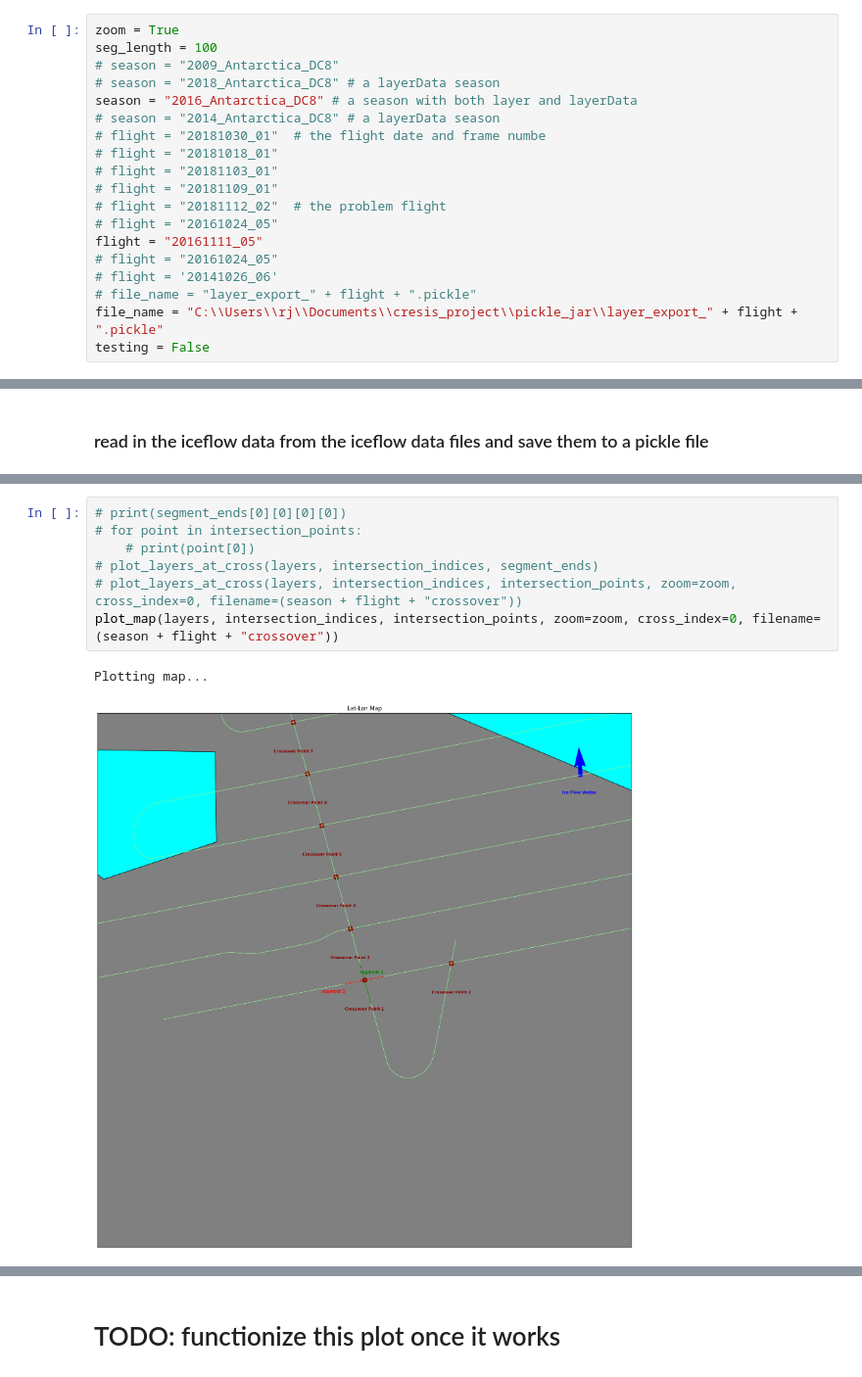
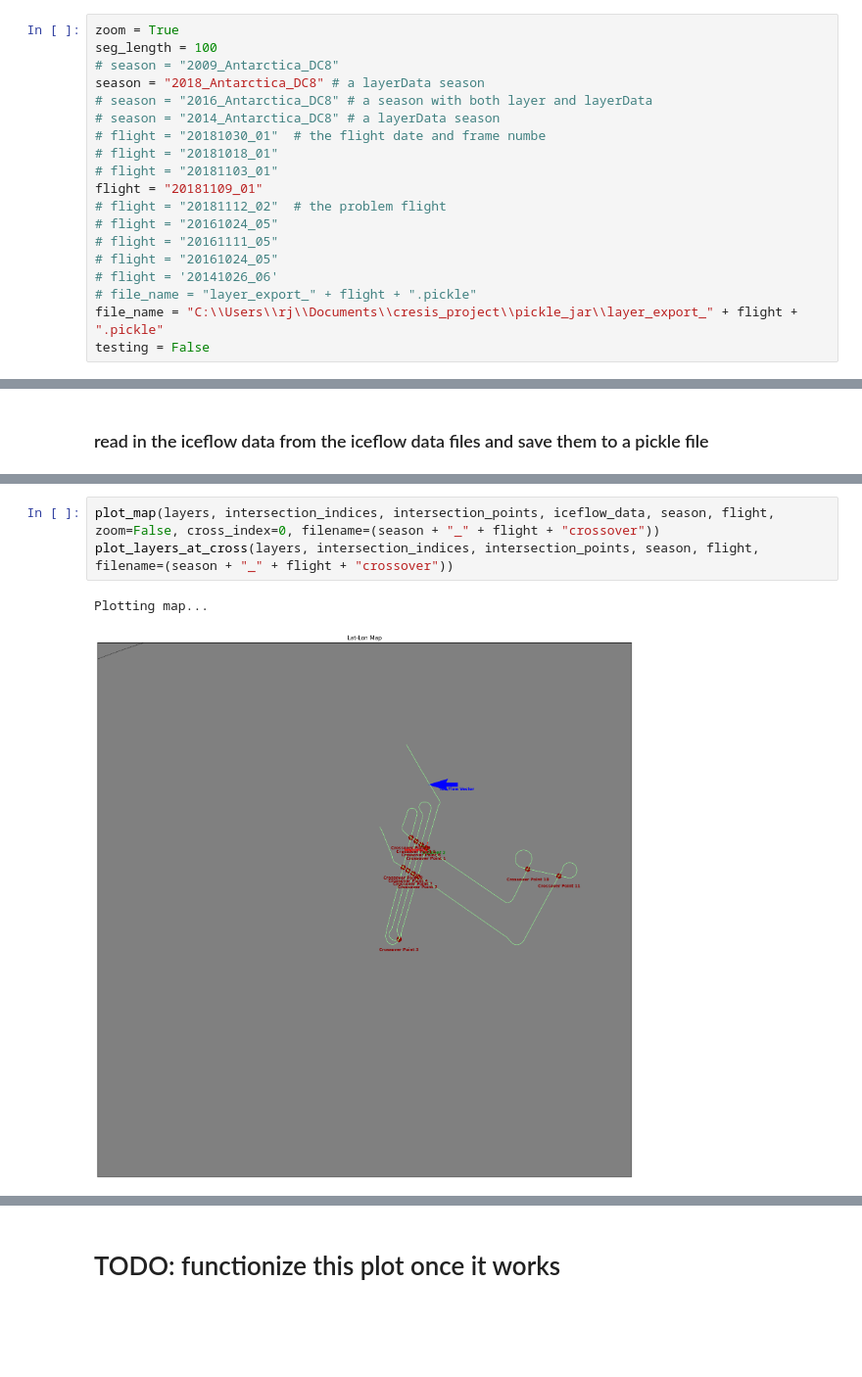
Before and after one commit to richardmoser/cresis_project, a Jupyter notebook: doit.ipynb, the cells around one changed output, grey strips where cells are left out. Shown at 98% size. Cells and saved outputs as stored; diff of their text form; blank space fills up the shorter version.

```diff
--- a/doit.ipynb
+++ b/doit.ipynb
@@ -28,16 +27,16 @@ from iceflow_library import *
 zoom = True
 seg_length = 100
 # season = "2009_Antarctica_DC8"
-# season = "2018_Antarctica_DC8" # a layerData season
-season = "2016_Antarctica_DC8" # a season with both layer and layerData
+season = "2018_Antarctica_DC8" # a layerData season
+# season = "2016_Antarctica_DC8" # a season with both layer and layerData
 # season = "2014_Antarctica_DC8" # a layerData season
 # flight = "20181030_01"  # the flight date and frame numbe
 # flight = "20181018_01"
 # flight = "20181103_01"
-# flight = "20181109_01"
+flight = "20181109_01"
 # flight = "20181112_02"  # the problem flight
 # flight = "20161024_05"
-flight = "20161111_05"
+# flight = "20161111_05"
 # flight = "20161024_05"
 # flight = '20141026_06'
 # file_name = "layer_export_" + flight + ".pickle"
@@ -434,12 +122,8 @@ AttributeError: Line2D.set() got an unexpected keyword argument 'latlon'
 # %%
-# print(segment_ends[0][0][0][0])
-# for point in intersection_points:
-    # print(point[0])
-# plot_layers_at_cross(layers, intersection_indices, segment_ends)
-# plot_layers_at_cross(layers, intersection_indices, intersection_points, zoom=zoom, cross_index=0, filename=(season + flight + "crossover"))
-plot_map(layers, intersection_indices, intersection_points, zoom=zoom, cross_index=0, filename=(season + flight + "crossover"))
+plot_map(layers, intersection_indices, intersection_points, iceflow_data, season, flight,  zoom=False, cross_index=0, filename=(season + "_" + flight + "crossover"))
+plot_layers_at_cross(layers, intersection_indices, intersection_points, season, flight, filename=(season + "_" + flight + "crossover"))
 # %% [output]
 Plotting map...
-[figure, old version]
+[figure, new version]
 plotted map
 --------------------
```
Also changed, not shown: parts of 23 cells of this notebook, 3 other files.
